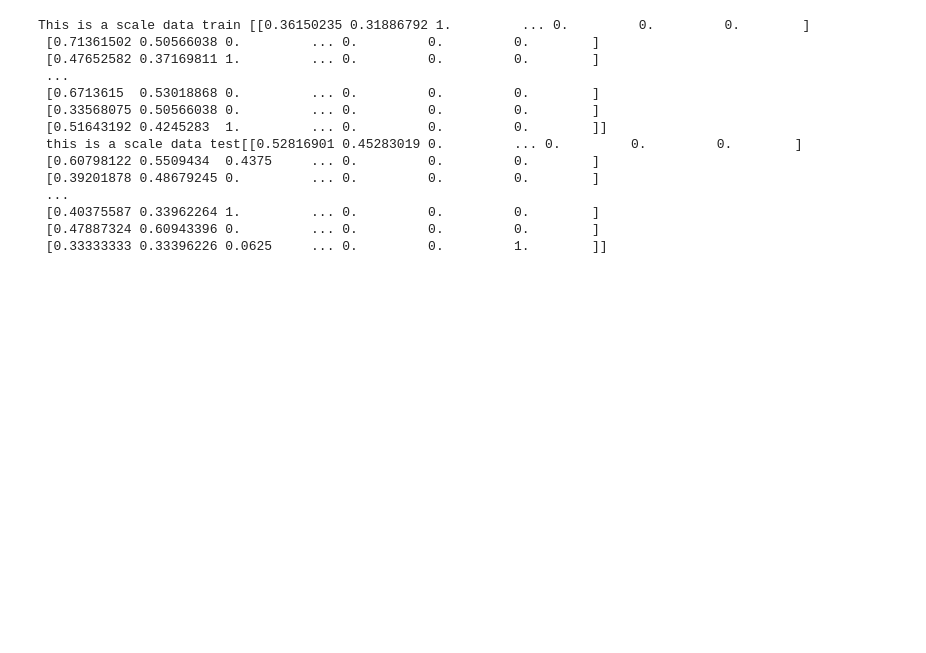
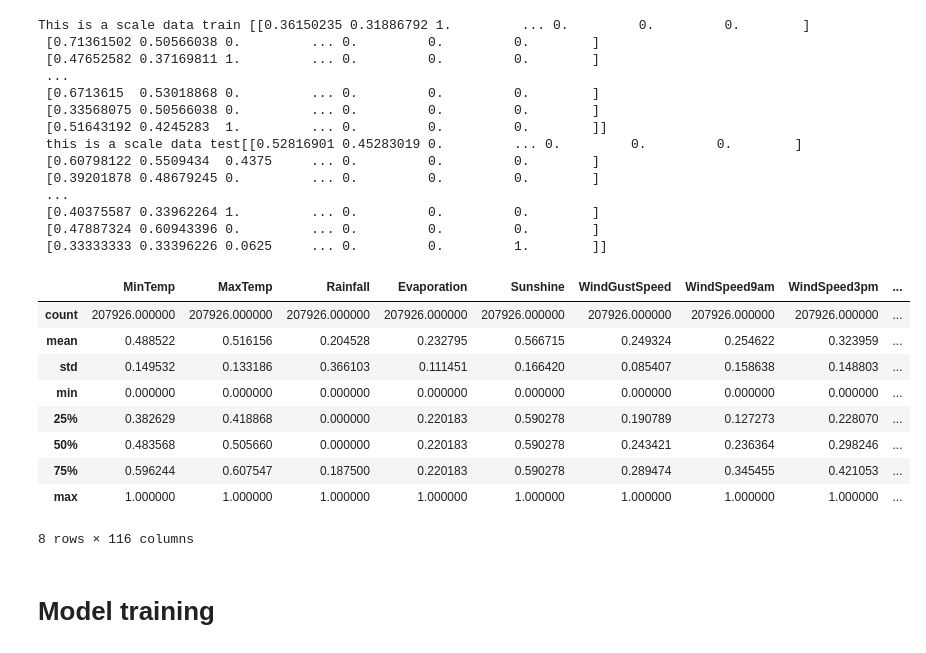
Before and after one commit to aliowx/machine_learning-, a Jupyter notebook: models/supervisor learning/Logistic_Regression.ipynb, the cells around one changed output. Drawn from its saved outputs; the diff is of its cells as text; code cells hidden in the pictures; blank space fills up the shorter version.

Commit message:
feature: make  model Logistic to prediction that model

```diff
--- a/models/supervisor learning/Logistic_Regression.ipynb
+++ b/models/supervisor learning/Logistic_Regression.ipynb
@@ -786,3 +786,5 @@ This is a scale data train [[0.36150235 0.31886792 1.         ... 0.         0.
  [0.40375587 0.33962264 1.         ... 0.         0.         0.        ]
  [0.47887324 0.60943396 0.         ... 0.         0.         0.        ]
  [0.33333333 0.33396226 0.0625     ... 0.         0.         1.        ]]
+# %%
+X_train = pd.DataFrame(X_train, columns=[cols])
@@ -788,0 +793,15 @@ This is a scale data train [[0.36150235 0.31886792 1.         ... 0.         0.
+# %%
+X_train.describe()
+# %% [output]
+|  | MinTemp | MaxTemp | Rainfall | Evaporation | Sunshine | WindGustSpeed | WindSpeed9am | WindSpeed3pm | ... |
+| count | 207926.000000 | 207926.000000 | 207926.000000 | 207926.000000 | 207926.000000 | 207926.000000 | 207926.000000 | 207926.000000 | ... |
+| mean | 0.488522 | 0.516156 | 0.204528 | 0.232795 | 0.566715 | 0.249324 | 0.254622 | 0.323959 | ... |
+| std | 0.149532 | 0.133186 | 0.366103 | 0.111451 | 0.166420 | 0.085407 | 0.158638 | 0.148803 | ... |
+| min | 0.000000 | 0.000000 | 0.000000 | 0.000000 | 0.000000 | 0.000000 | 0.000000 | 0.000000 | ... |
+| 25% | 0.382629 | 0.418868 | 0.000000 | 0.220183 | 0.590278 | 0.190789 | 0.127273 | 0.228070 | ... |
+| 50% | 0.483568 | 0.505660 | 0.000000 | 0.220183 | 0.590278 | 0.243421 | 0.236364 | 0.298246 | ... |
+| 75% | 0.596244 | 0.607547 | 0.187500 | 0.220183 | 0.590278 | 0.289474 | 0.345455 | 0.421053 | ... |
+| max | 1.000000 | 1.000000 | 1.000000 | 1.000000 | 1.000000 | 1.000000 | 1.000000 | 1.000000 | ... |
+8 rows × 116 columns
+# %% [markdown]
+# Model training
```
Also changed, not shown: parts of 2 cells of this notebook.
